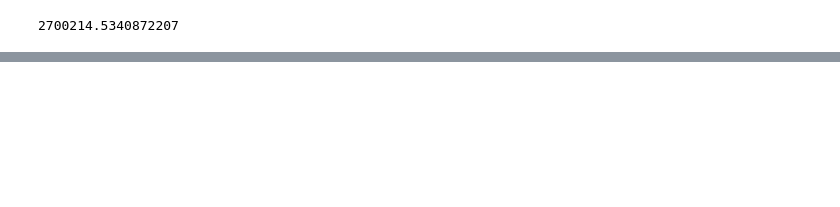
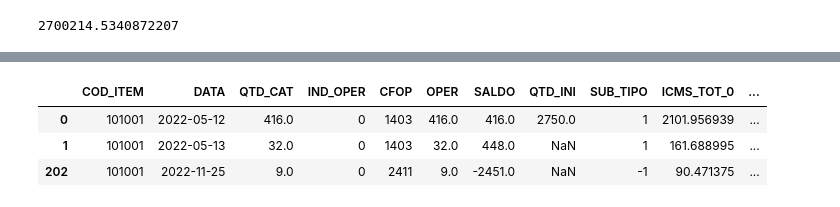
Before and after one commit to viniciuscatelani/Ressarcimento-CAT, a Jupyter notebook: src/etapas/testes_nb.ipynb, the cells around one changed output, grey strips where cells are left out. Drawn from its saved outputs; the diff is of its cells as text; code cells hidden in the pictures; blank space fills up the shorter version.

```diff
--- a/src/etapas/testes_nb.ipynb
+++ b/src/etapas/testes_nb.ipynb
@@ -1171,0 +1288,7 @@ tabela_2
+# %%
+data[data['CFOP'].isin([1403, 1411, 2411])]
+# %% [output]
+|  | COD_ITEM | DATA | QTD_CAT | IND_OPER | CFOP | OPER | SALDO | QTD_INI | SUB_TIPO | ICMS_TOT_0 | ... |
+| 0 | 101001 | 2022-05-12 | 416.0 | 0 | 1403 | 416.0 | 416.0 | 2750.0 | 1 | 2101.956939 | ... |
+| 1 | 101001 | 2022-05-13 | 32.0 | 0 | 1403 | 32.0 | 448.0 | NaN | 1 | 161.688995 | ... |
+| 202 | 101001 | 2022-11-25 | 9.0 | 0 | 2411 | 9.0 | -2451.0 | NaN | -1 | 90.471375 | ... |
```
Also changed, not shown: parts of 37 cells of this notebook, 4 other files.
